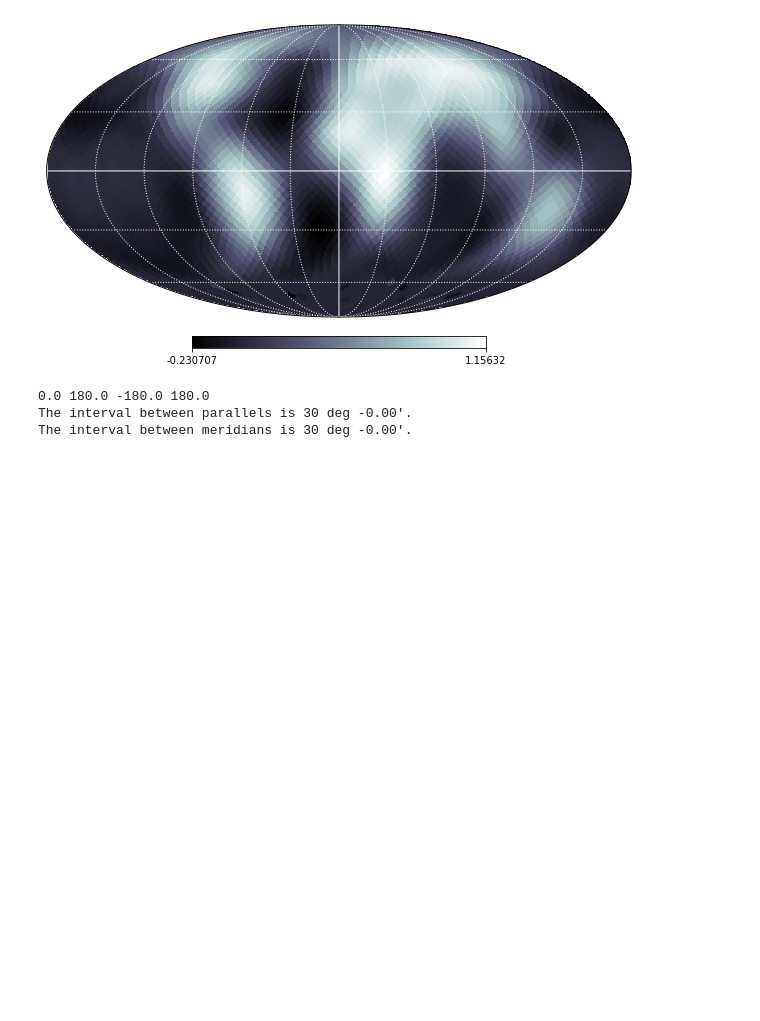
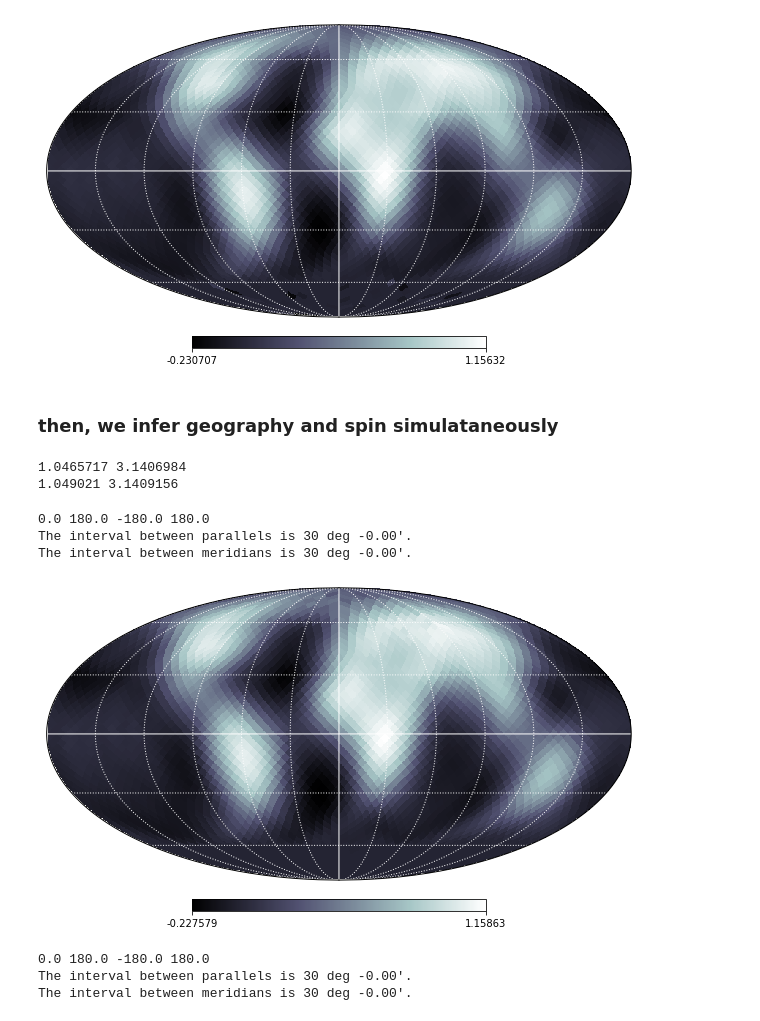
Before and after one commit to HajimeKawahara/sot, a Jupyter notebook: tutorial/sotl2_jax.ipynb, the cells around one changed output. Drawn from its saved outputs; the diff is of its cells as text; code cells hidden in the pictures; blank space fills up the shorter version.

Commit message:
jax sotl2 w/ spin

```diff
--- a/tutorial/sotl2_jax.ipynb
+++ b/tutorial/sotl2_jax.ipynb
@@ -120,4 +122,47 @@ hp.graticule(color="white");
 The interval between parallels is 30 deg -0.00'.
 The interval between meridians is 30 deg -0.00'.
 [figure]
+# %% [markdown]
+### then, we infer geography and spin simulataneously
+# %%
+def objective2(x):
+    m,zeta,Thetaeq=x
+    WI,WV=jw.comp_weight(nside,zeta,inc,Thetaeq,Thetav,Phiv)
+    W=jnp.array(WV*WI)
+    lam=2.0
+    f=jnp.sum((lc - jnp.dot(W,m))**2) + lam*jnp.sum(m*m)
+    return f
+# %%
+import tqdm
+m0 = jnp.array(np.random.normal(0.0,1.0,np.shape(mmap)))
+zeta0=1.0
+thetaeq0=3.0
+opt_init, opt_update, get_params = optimizers.adam(1e-2)
+opt_state = opt_init([m0,zeta0,thetaeq0])
+
+@jit
+def step(t, opt_state):
+    value, grads = value_and_grad(objective2)(get_params(opt_state))
+    opt_state = opt_update(t, grads, opt_state)
+    return value, opt_state
+
+for t in tqdm.tqdm(range(10000)):
+    value, opt_state = step(t, opt_state)
+# %%
+m,zeta_inf,thetaeq_inf = get_params(opt_state)
+print(zeta_inf,thetaeq_inf)
+print(zeta,thetaeq)
+# %% [output]
+1.0465717 3.1406984
+1.049021 3.1409156
+# %%
+m,zeta,thetaeq = get_params(opt_state)
+mnp=np.array(m)
+hp.mollview(mnp, title="",flip="geo",cmap=plt.cm.bone)
+hp.graticule(color="white");
+# %% [output]
+0.0 180.0 -180.0 180.0
+The interval between parallels is 30 deg -0.00'.
+The interval between meridians is 30 deg -0.00'.
+[figure, added]
 # %%
```
Also changed, not shown: parts of 2 cells of this notebook.
